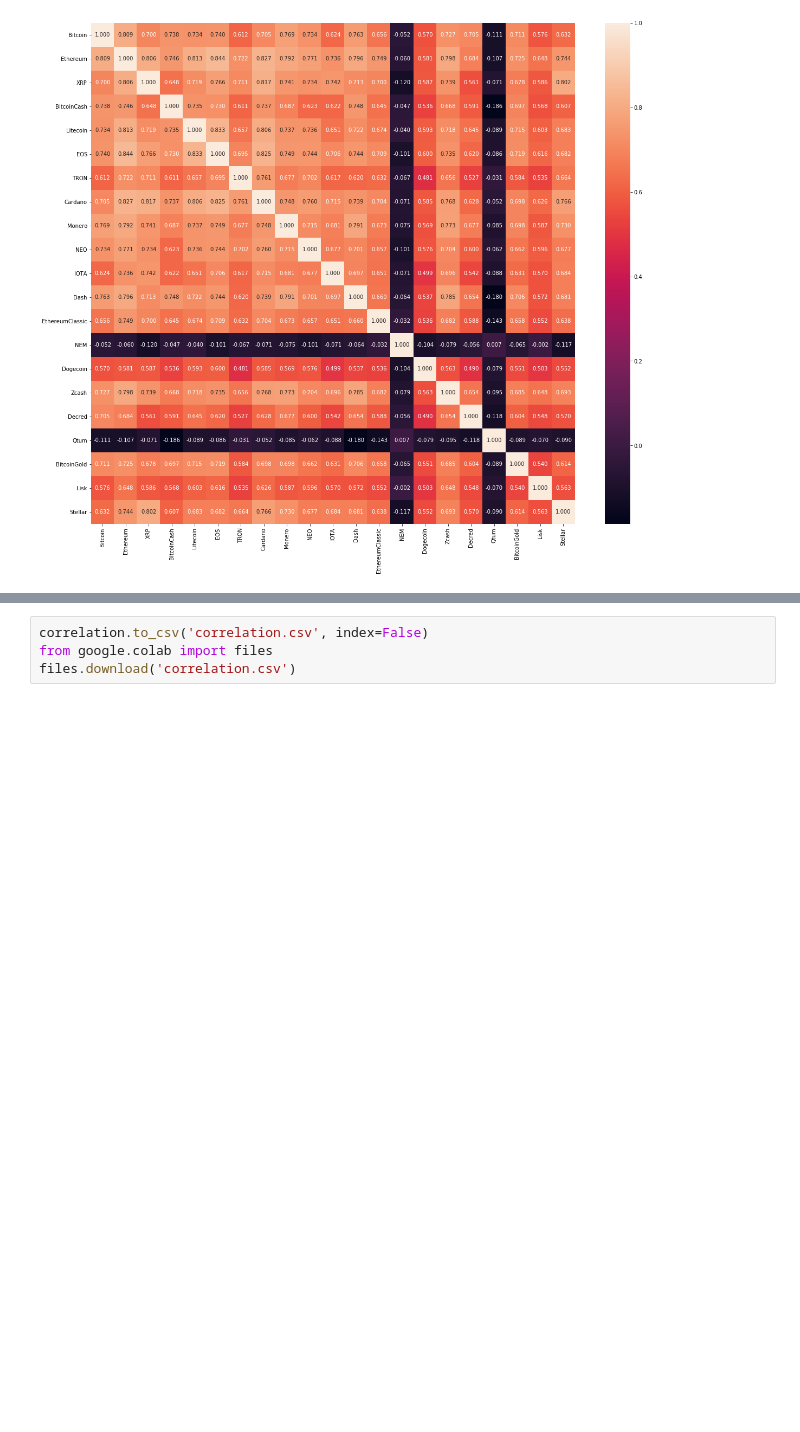
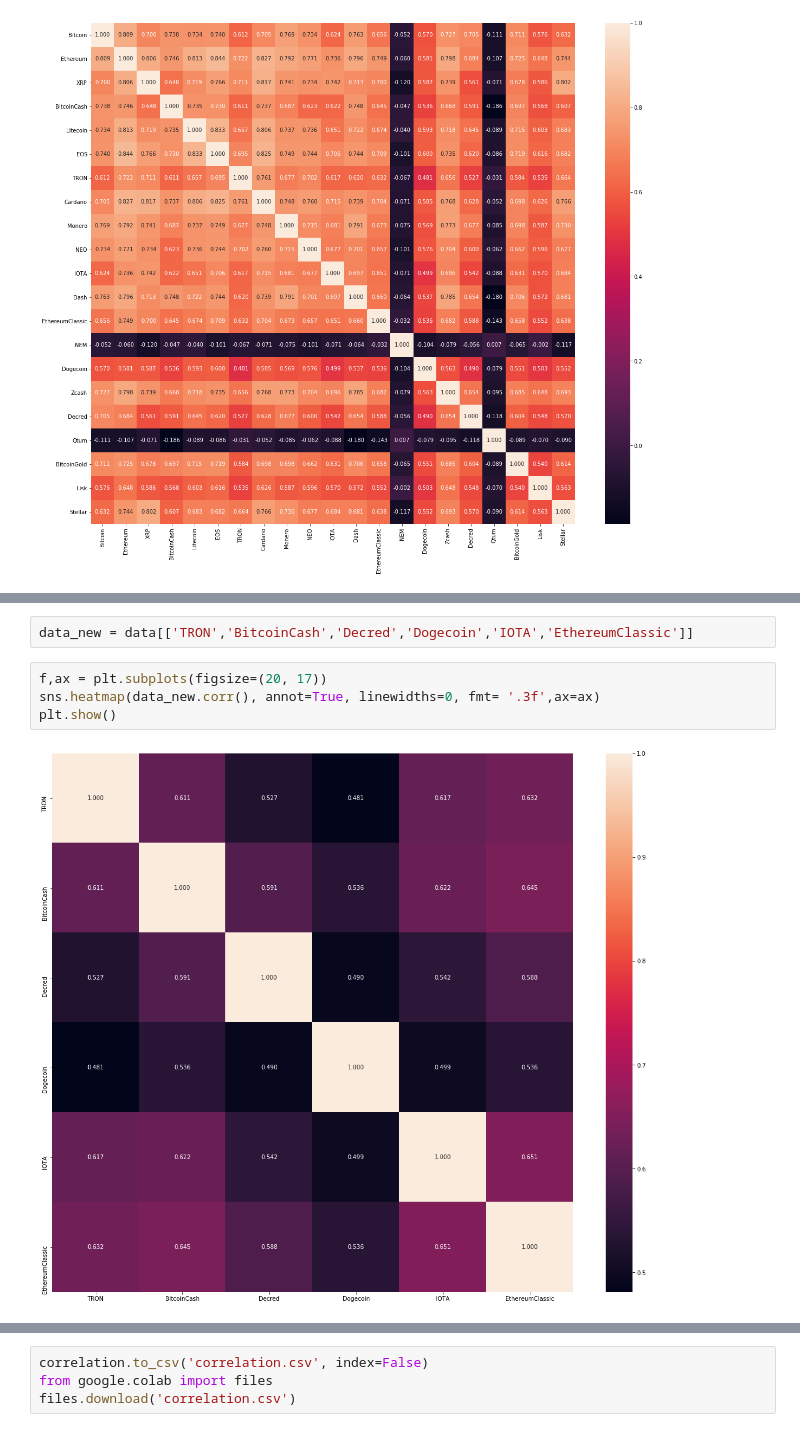
Before and after one commit to OracyC/cryptocurrencies-portfolio, a Jupyter notebook: cryptocurrency_analysis.ipynb, the cells around one changed output, grey strips where cells are left out. Saved outputs shown, nothing was run; the diff lists cells and outputs as text; blank space fills up the shorter version.

```diff
--- a/cryptocurrency_analysis.ipynb
+++ b/cryptocurrency_analysis.ipynb
@@ -66,3 +66,11 @@ correlation.describe()
 | 50% | 0.705388 | 0.748706 | 0.713253 | 0.647649 | 0.717948 | 0.729940 | 0.632106 | 0.738691 | 0.714562 | 0.701348 | ... |
 | 75% | 0.738104 | 0.805711 | 0.741995 | 0.735365 | 0.736182 | 0.748738 | 0.695066 | 0.767740 | 0.748738 | 0.734354 | ... |
 | max | 1.000000 | 1.000000 | 1.000000 | 1.000000 | 1.000000 | 1.000000 | 1.000000 | 1.000000 | 1.000000 | 1.000000 | ... |
+# %%
+data_new = data[['TRON','BitcoinCash','Decred','Dogecoin','IOTA','EthereumClassic']]
+# %%
+f,ax = plt.subplots(figsize=(20, 17))
+sns.heatmap(data_new.corr(), annot=True, linewidths=0, fmt= '.3f',ax=ax)
+plt.show()
+# %% [output]
+[figure, added]
```
Also changed, not shown: parts of 2 cells of this notebook.
